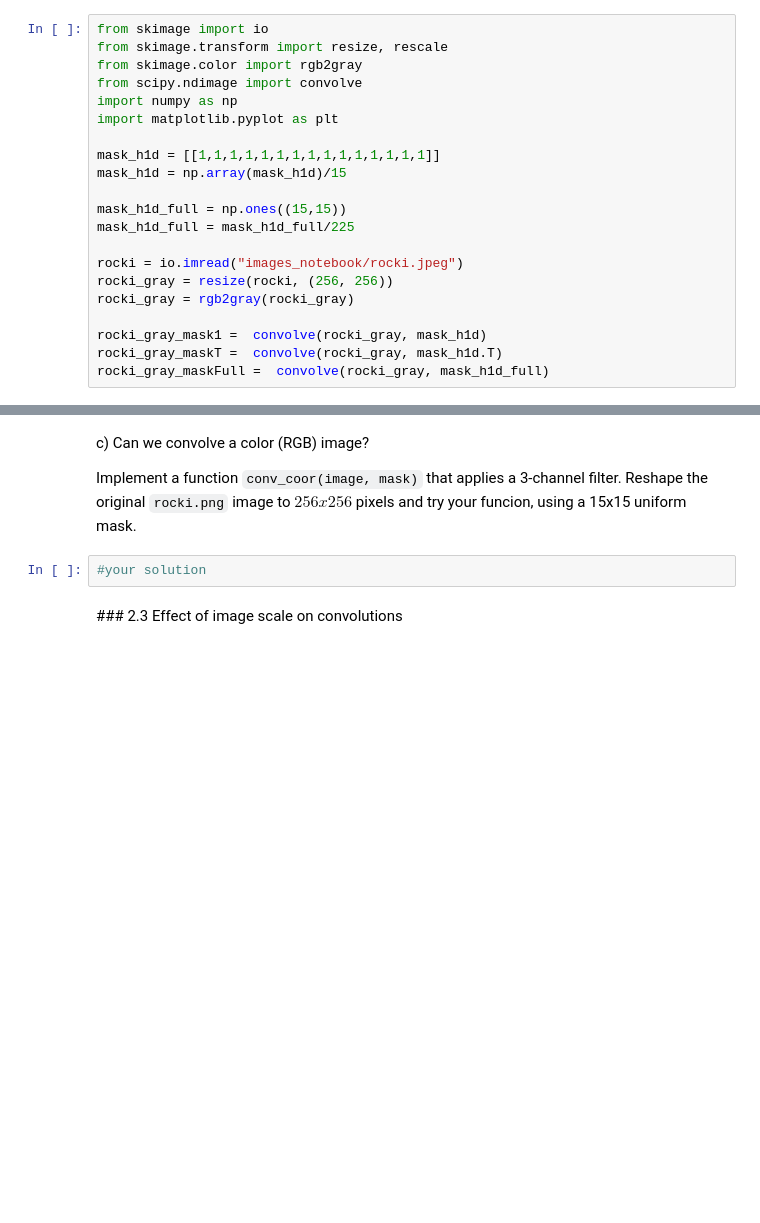
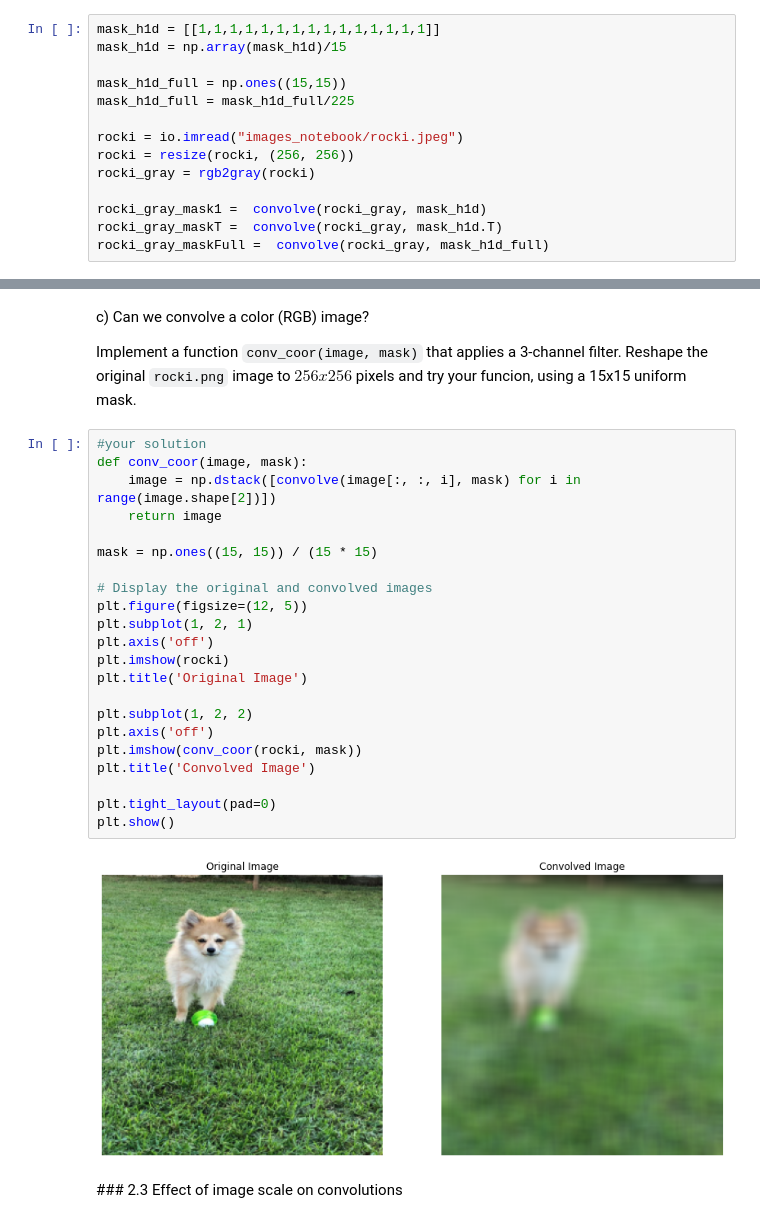
Before and after one commit to dacxjo/computer_vision, a Jupyter notebook: Labs/p2/p2_2022-23.ipynb, the cells around one changed output, grey strips where cells are left out. Saved outputs shown, nothing was run; the diff lists cells and outputs as text; blank space fills up the shorter version.

```diff
--- a/Labs/p2/p2_2022-23.ipynb
+++ b/Labs/p2/p2_2022-23.ipynb
@@ -129,13 +158,6 @@ Check the maximum and minimum values, as well as the data type of each imagea.
 # %% [markdown]
 ### 2.2 Grayscale and RGB images filtering (convolutions)
 # %%
-from skimage import io
-from skimage.transform import resize, rescale
-from skimage.color import rgb2gray
-from scipy.ndimage import convolve
-import numpy as np
-import matplotlib.pyplot as plt
-
 mask_h1d = [[1,1,1,1,1,1,1,1,1,1,1,1,1,1,1]]
 mask_h1d = np.array(mask_h1d)/15
 
@@ -143,8 +165,8 @@ mask_h1d_full = np.ones((15,15))
 mask_h1d_full = mask_h1d_full/225
 
 rocki = io.imread("images_notebook/rocki.jpeg")
-rocki_gray = resize(rocki, (256, 256))
-rocki_gray = rgb2gray(rocki_gray)
+rocki = resize(rocki, (256, 256))
+rocki_gray = rgb2gray(rocki)
 
 rocki_gray_mask1 =  convolve(rocki_gray, mask_h1d)
 rocki_gray_maskT =  convolve(rocki_gray, mask_h1d.T)
@@ -173,8 +195,30 @@ for ax in axs:
 c) Can we convolve a color (RGB) image?
 
 Implement a function `conv_coor(image, mask)` that applies a 3-channel filter.  Reshape the original `rocki.png` image to $256x256$ pixels and try your funcion, using a 15x15 uniform mask.
-# %%
-#your solution
+# %%
+#your solution
+def conv_coor(image, mask):
+    image = np.dstack([convolve(image[:, :, i], mask) for i in range(image.shape[2])])
+    return image
+
+mask = np.ones((15, 15)) / (15 * 15)
+
+# Display the original and convolved images
+plt.figure(figsize=(12, 5))
+plt.subplot(1, 2, 1)
+plt.axis('off')
+plt.imshow(rocki)
+plt.title('Original Image')
+
+plt.subplot(1, 2, 2)
+plt.axis('off')
+plt.imshow(conv_coor(rocki, mask))
+plt.title('Convolved Image')
+
+plt.tight_layout(pad=0)
+plt.show()
+# %% [output]
+[figure, added]
 # %% [markdown]
 ### 2.3 Effect of image scale on convolutions
 # %% [markdown]
```
Also changed, not shown: parts of 14 cells of this notebook, 1 other file.
